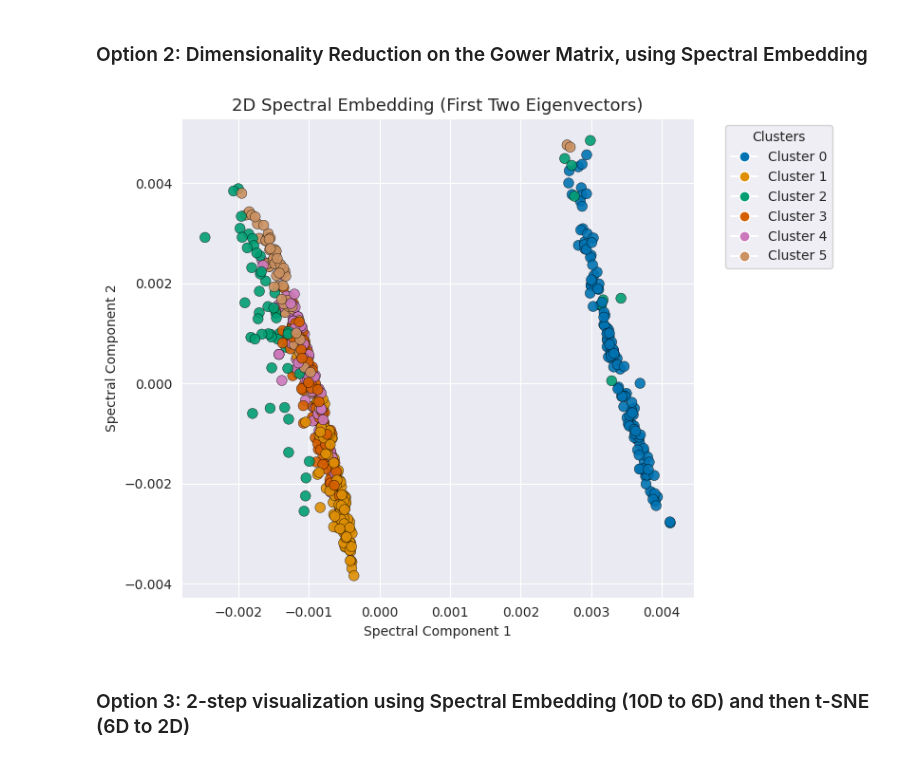
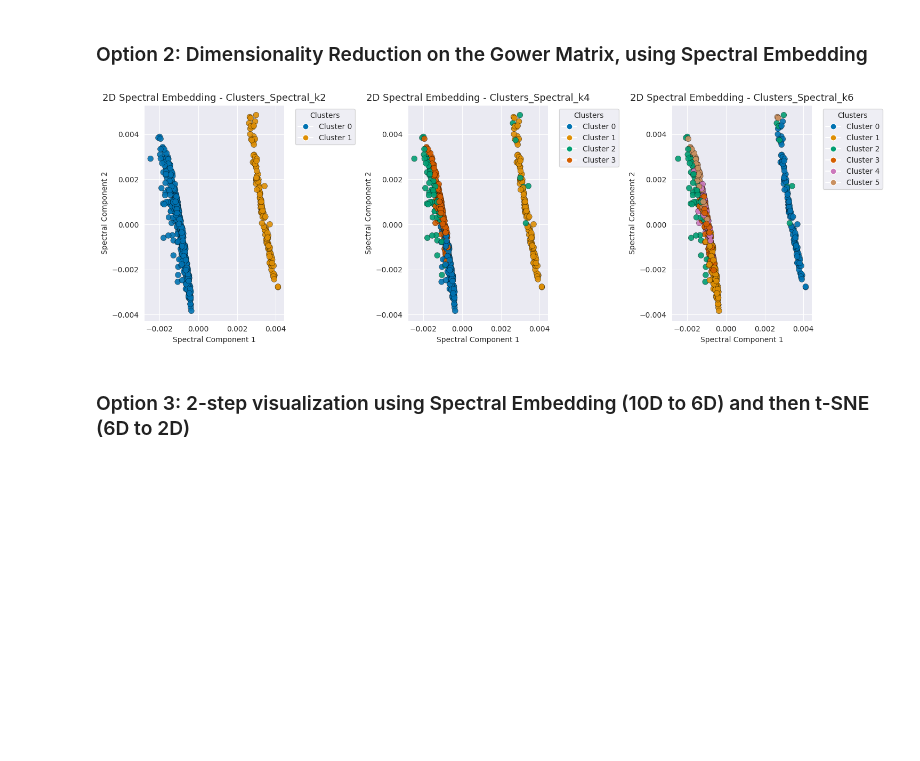
Before and after one commit to Filippo-Corti/ExplainableClustering, a Jupyter notebook: clusters_visualization.ipynb, the cells around one changed output. Drawn from its saved outputs; the diff is of its cells as text; code cells hidden in the pictures; blank space fills up the shorter version.

```diff
--- a/clusters_visualization.ipynb
+++ b/clusters_visualization.ipynb
@@ -41,7 +41,8 @@ df
 X_features = df.drop(columns=[col for col in df.columns if col.startswith("Clusters_")]+['Label'])
 
 # Cluster labels as target
-y_target = df['Clusters_Spectral_k6']
+labels = ['Clusters_Spectral_k2', 'Clusters_Spectral_k4', 'Clusters_Spectral_k6']
+y_targets = df[labels]
 # %% [markdown]
 ### Option 1: Direct Dimensionality Reduction
 # %%
@@ -84,43 +88,47 @@ plt.show()
 # %%
 gower_dist = gower.gower_matrix(X_features)
 similarity = 1 - gower_dist  # affinity matrix
 
 # --- Compute 2D Spectral Embedding ---
 embedding_2d = SpectralEmbedding(
     n_components=2,
     affinity='precomputed',
     random_state=42
 ).fit_transform(similarity)
 
 # --- Prepare colors for clusters ---
-n_clusters = len(np.unique(y_target))
-colors = sns.color_palette("colorblind", n_colors=n_clusters)
 
-# --- Plot 2D spectral embedding ---
-plt.figure(figsize=(8, 6))
-scatter = plt.scatter(
-    embedding_2d[:, 0], embedding_2d[:, 1],
-    c=y_target,
-    cmap=mcolors.ListedColormap(colors),
-    s=60, alpha=0.9, edgecolor='k', linewidth=0.3
-)
+fig, axes = plt.subplots(1, 3, figsize=(15, 5))
 
-# --- Legend ---
-handles = [
-    plt.Line2D([0], [0], marker='o', color='w', label=f'Cluster {c}',
-               markerfacecolor=colors[i], markersize=8)
-    for i, c in enumerate(sorted(np.unique(y_target)))
-]
-plt.legend(handles=handles, title="Clusters", bbox_to_anchor=(1.05, 1), loc='upper left')
+for i, ax in enumerate(axes):
+    n_clusters = len(np.unique(y_targets[labels[i]]))
+    colors = sns.color_palette("colorblind", n_colors=n_clusters)
 
-# --- Aesthetics ---
-plt.title("2D Spectral Embedding (First Two Eigenvectors)", fontsize=13)
-plt.xlabel("Spectral Component 1")
-plt.ylabel("Spectral Component 2")
+    # --- Plot 2D spectral embedding ---
+    scatter = ax.scatter(
+        embedding_2d[:, 0], embedding_2d[:, 1],
+        c=y_targets[labels[i]],
+        cmap=mcolors.ListedColormap(colors),
+        s=60, alpha=0.9, edgecolor='k', linewidth=0.3
+    )
+
+    # --- Legend ---
+    handles = [
+        plt.Line2D([0], [0], marker='o', color='w', label=f'Cluster {c}',
+                   markerfacecolor=colors[i], markersize=8)
+        for i, c in enumerate(sorted(np.unique(y_targets[labels[i]])))
+    ]
+    ax.legend(handles=handles, title="Clusters", bbox_to_anchor=(1.05, 1), loc='upper left')
+
+    # --- Aesthetics ---
+    ax.set_title(f"2D Spectral Embedding - {labels[i]}", fontsize=13)
+    ax.set_xlabel("Spectral Component 1")
+    ax.set_ylabel("Spectral Component 2")
+
 plt.tight_layout()
 plt.show()
 # %% [output]
-[figure, old version]
+[figure, new version]
 # %% [markdown]
 ### Option 3: 2-step visualization using Spectral Embedding (10D to 6D) and then t-SNE (6D to 2D)
 # %%
```
Also changed, not shown: parts of 2 cells of this notebook, 1 other file.
